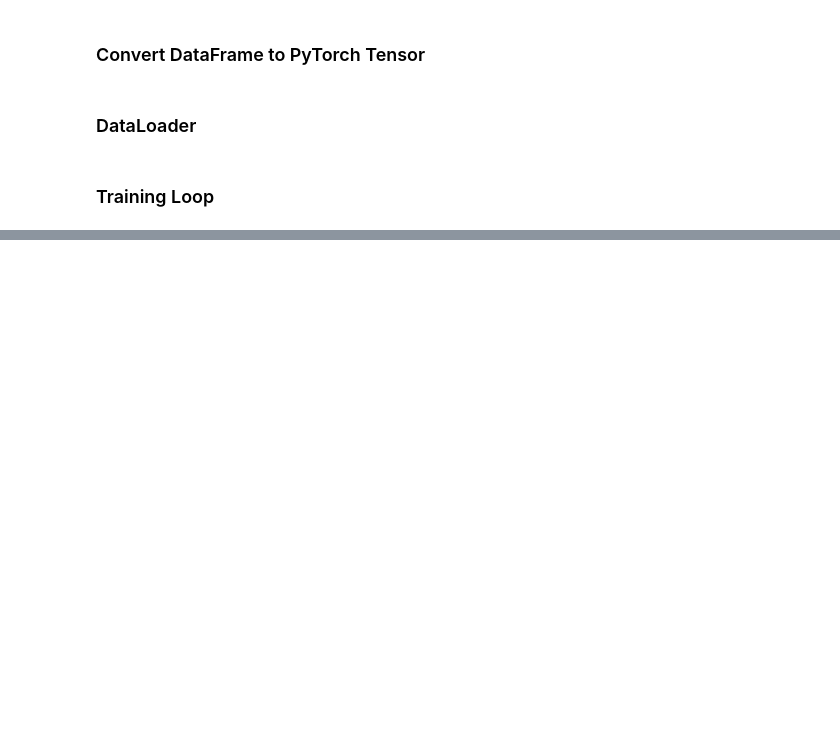
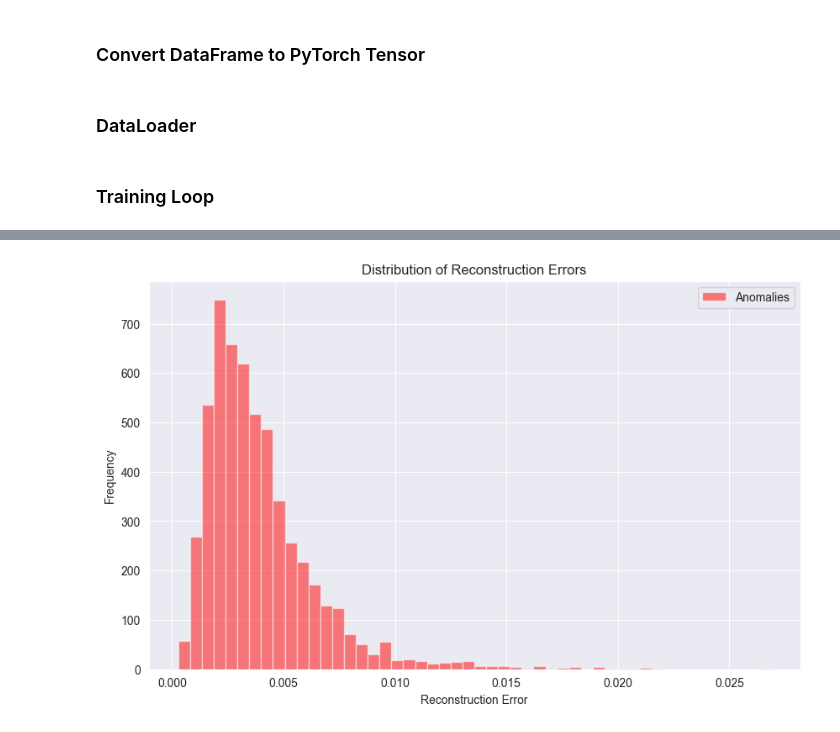
Before and after one commit to Bowei-Gao/MasterGraduationProject, a Jupyter notebook: olist_orders_dataset_one_class.ipynb, the cells around one changed output, grey strips where cells are left out. Cells and saved outputs as stored; diff of their text form; code cells hidden in the pictures; blank space fills up the shorter version.

```diff
--- a/olist_orders_dataset_one_class.ipynb
+++ b/olist_orders_dataset_one_class.ipynb
@@ -125,0 +182,12 @@ encoded_dataset.to_csv('temp/olist_orders_dataset_autoencoder_df.csv', index=Fal
+# %%
+import matplotlib.pyplot as plt
+
+plt.figure(figsize=(10, 6))
+plt.hist(anomaly_losses, bins=50, alpha=0.5, color="red", label="Anomalies")
+plt.xlabel("Reconstruction Error")
+plt.ylabel("Frequency")
+plt.title("Distribution of Reconstruction Errors")
+plt.legend()
+plt.savefig('temp/anomalies.png')
+# %% [output]
+[figure, added]
```
Also changed, not shown: parts of 23 cells of this notebook.
